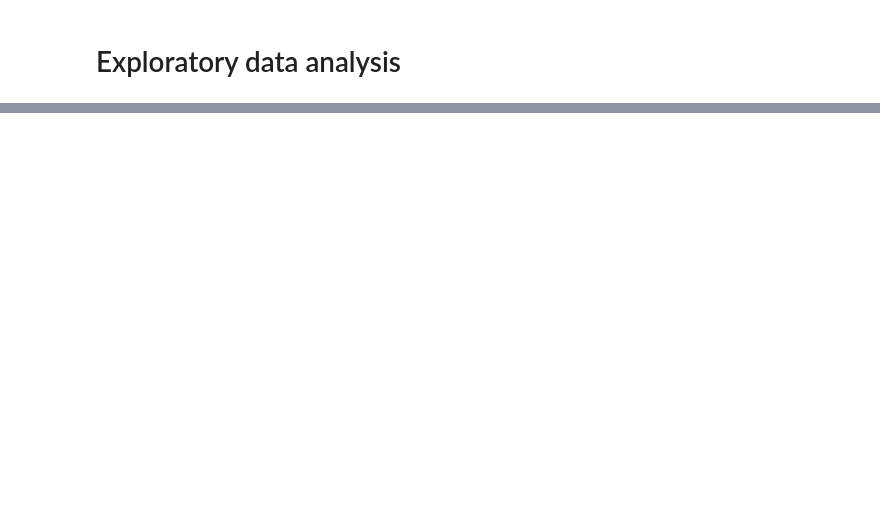
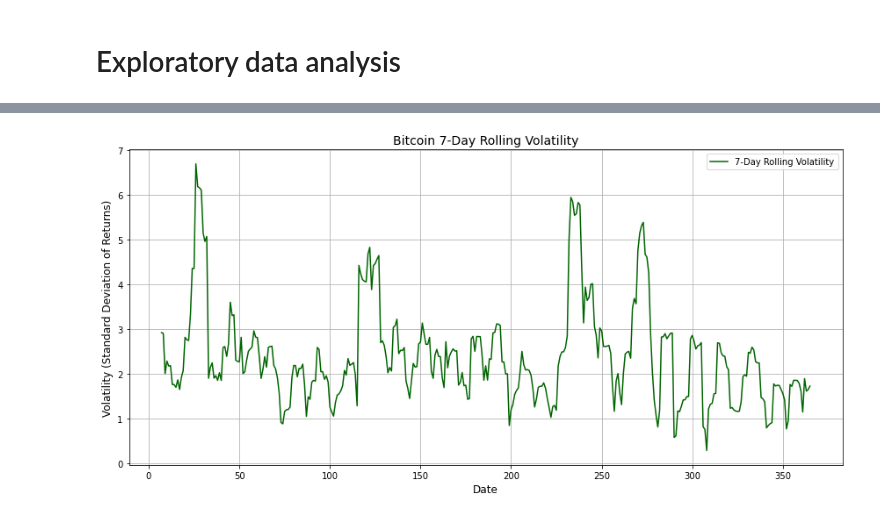
Before and after one commit to keithsm23/Modelling-Financial-Risk-in-Cryptocurrency-Markets, a Jupyter notebook: Modelling Financial Risk in Cryptocurrency Markets.ipynb, the cells around one changed output, grey strips where cells are left out. Drawn from its saved outputs; the diff is of its cells as text; code cells hidden in the pictures; blank space fills up the shorter version.

```diff
--- a/Modelling Financial Risk in Cryptocurrency Markets.ipynb
+++ b/Modelling Financial Risk in Cryptocurrency Markets.ipynb
@@ -329,0 +312,21 @@ Inflation_Rate    NaN             NaN
+# %%
+# Calculate Rolling Volatility
+merged_data['Rolling_Volatility'] = merged_data['Daily_Returns'].rolling(window=7).std()
+
+# Plot Rolling Volatility
+plt.figure(figsize=(12, 6))
+plt.plot(
+    merged_data.index,
+    merged_data['Rolling_Volatility'],
+    label='7-Day Rolling Volatility',
+    color='darkgreen'
+)
+plt.title('Bitcoin 7-Day Rolling Volatility', fontsize=14)
+plt.xlabel('Date', fontsize=12)
+plt.ylabel('Volatility (Standard Deviation of Returns)', fontsize=12)
+plt.grid(True)
+plt.legend(fontsize=10)
+plt.tight_layout()
+plt.show()
+# %% [output]
+[figure, added]
```
Also changed, not shown: parts of 26 cells of this notebook.
